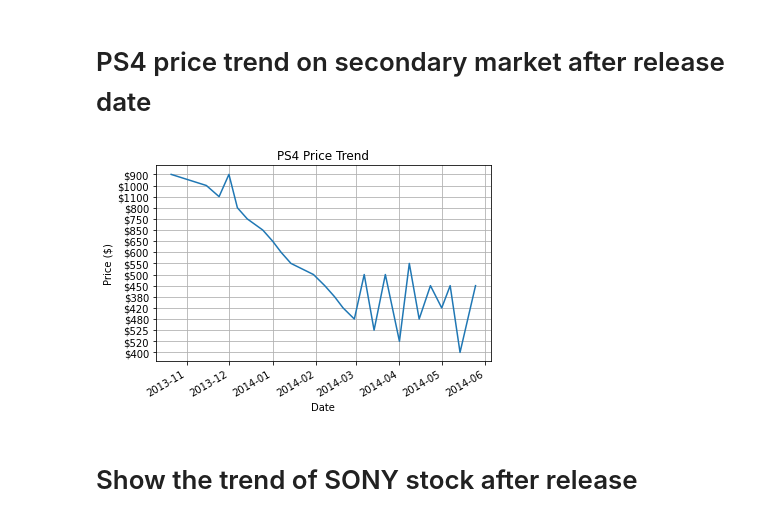
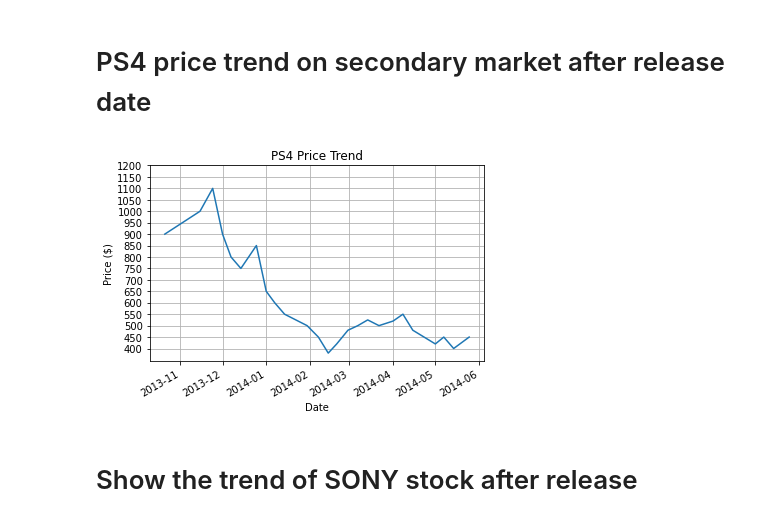
Before and after one commit to GravelBirthstone/Scalper-Project, a Jupyter notebook: scalpers_stats.ipynb, the cells around one changed output. Saved outputs shown, nothing was run; the diff lists cells and outputs as text; code cells hidden in the pictures.

```diff
--- a/scalpers_stats.ipynb
+++ b/scalpers_stats.ipynb
@@ -10,20 +10,24 @@ from sklearn.model_selection import train_test_split
 # PS4 price trend on secondary market after release date
 # %%
 PS4_data = pd.read_csv("./assets/data/PS4_3rd_party_sales.csv", parse_dates=["Date"])
-x = PS4_data["Date"]
-y = PS4_data["Price"]
-fig, ax = plt.subplots()
+#scrub data of unwatend chars and convert to int type
+PS4_data['Price'] = PS4_data['Price'].str.replace(',', '')
+PS4_data['Price'] = PS4_data['Price'].str.replace('$', '')
+PS4_data['Price'] = PS4_data['Price'].astype(int)
+x = PS4_data["Date"].values
+y = PS4_data["Price"].values
+fig, ax = plt.subplots())
 ax.plot(x, y)
+ax.set_yticks([400,450,500,550,600,650,700,750,800,850,900,950,1000,1050,1100,1150,1200])
 ax.set_xlabel('Date')
 ax.set_ylabel('Price ($)')
 ax.set_title('PS4 Price Trend')
 ax.grid(True)
 fig.autofmt_xdate()
-plt.gca().invert_yaxis()
 
 plt.show()
 # %% [output]
-[figure, old version]
+[figure, new version]
 # %% [markdown]
 # Show the trend of SONY stock after release
 # %%
```
Also changed, not shown: parts of 1 cell of this notebook.
